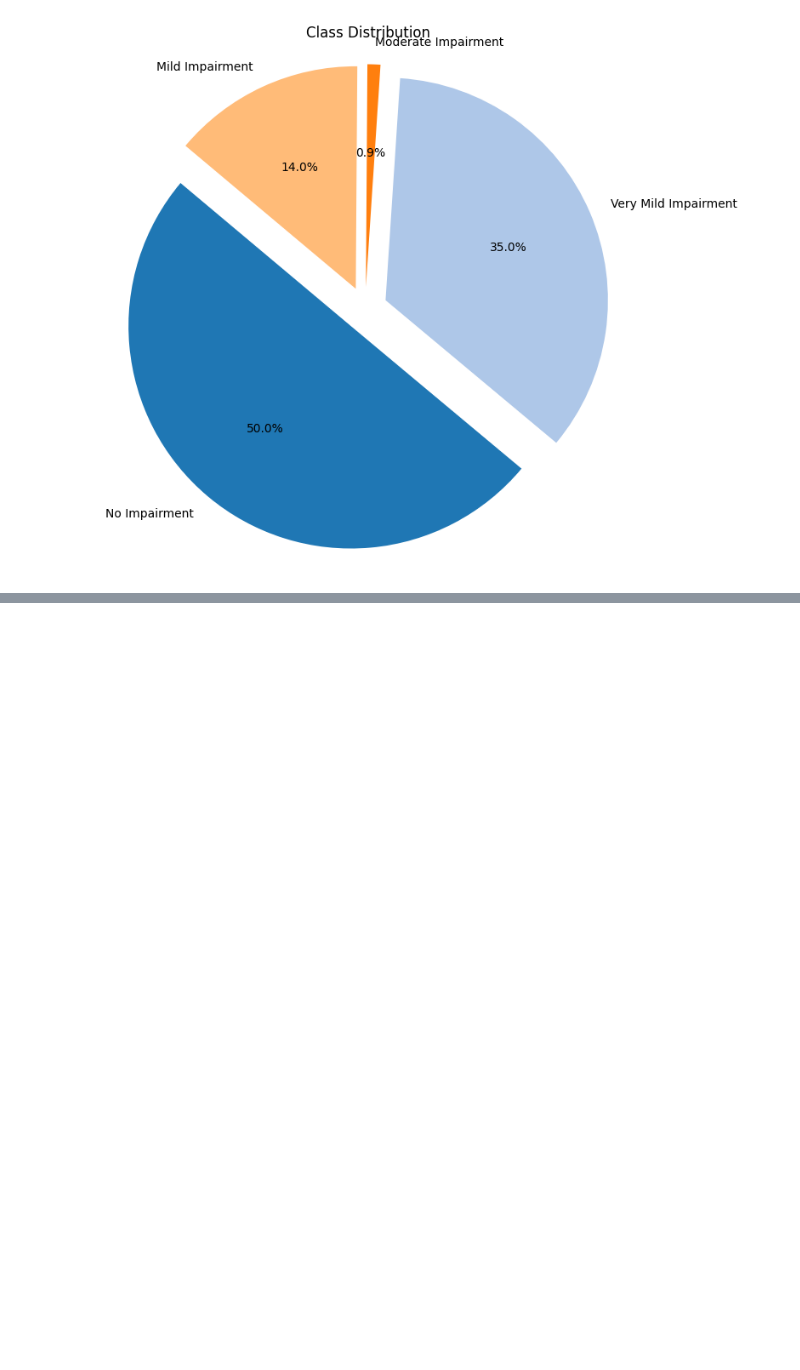
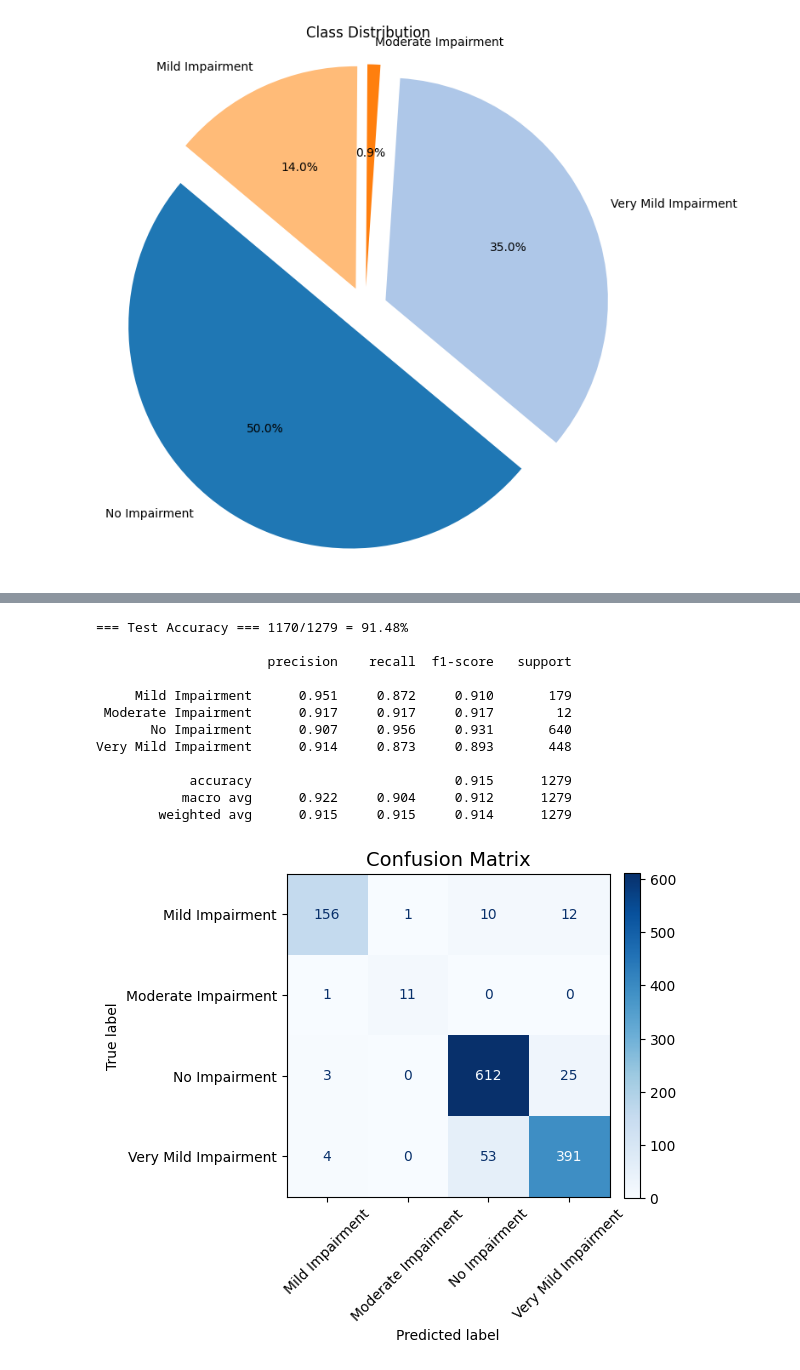
Before and after one commit to NabilSNaS/Alzheimer_Stage_Classification, a Jupyter notebook: alzheimer-mri-stage-classification.ipynb, the cells around one changed output, grey strips where cells are left out. Cells and saved outputs as stored; diff of their text form; code cells hidden in the pictures; blank space fills up the shorter version.

Commit message:
Kaggle Notebook | Alzheimer_MRI_Stage_Classification_RexNet_150 | Version 5

```diff
--- a/alzheimer-mri-stage-classification.ipynb
+++ b/alzheimer-mri-stage-classification.ipynb
@@ -736,0 +555,14 @@ This share link expires in 1 week. For free permanent hosting and GPU upgrades,
+# %%
+# Check val accuracy to confirm
+all_preds_val, all_labels_val = [], []
+with torch.no_grad():
+    for images, labels in val_dl:
+        images, labels = images.to(device), labels.to(device)
+        outputs = model(images)
+        preds = outputs.argmax(dim=1)
+        all_preds_val.extend(preds.cpu().numpy())
+        all_labels_val.extend(labels.cpu().numpy())
+
+correct_val = np.sum(np.array(all_preds_val) == np.array(all_labels_val))
+total_val   = len(all_labels_val)
+print(f"Val Accuracy: {correct_val}/{total_val} = {100*correct_val/total_val:.2f}%")
@@ -736,0 +599,49 @@ This share link expires in 1 week. For free permanent hosting and GPU upgrades,
+# %%
+import numpy as np
+import matplotlib.pyplot as plt
+from sklearn.metrics import classification_report, confusion_matrix, ConfusionMatrixDisplay
+
+# ==== Inference on test set ====
+all_preds, all_labels = [], []
+with torch.no_grad():
+    for images, labels in ts_dl:
+        images, labels = images.to(device), labels.to(device)
+        outputs = model(images)
+        preds = outputs.argmax(dim=1)
+        all_preds.extend(preds.cpu().numpy())
+        all_labels.extend(labels.cpu().numpy())
+
+# ==== Metrics & Confusion Matrix ====
+correct = np.sum(np.array(all_preds) == np.array(all_labels))
+total = len(all_labels)
+print(f"\n=== Test Accuracy === {correct}/{total} = {100*correct/total:.2f}%\n")
+print(classification_report(all_labels, all_preds, target_names=class_names, digits=3))
+
+cm = confusion_matrix(all_labels, all_preds)
+disp = ConfusionMatrixDisplay(confusion_matrix=cm, display_labels=class_names)
+
+fig, ax = plt.subplots(figsize=(6, 6))
+disp.plot(cmap="Blues", xticks_rotation=45, ax=ax, colorbar=False)
+
+im = ax.images[0]
+fig.colorbar(im, ax=ax, fraction=0.046, pad=0.04)
+
+ax.set_title("Confusion Matrix", fontsize=14)
+ax.tick_params(axis='x', labelsize=10)
+ax.tick_params(axis='y', labelsize=10)
+plt.tight_layout()
+plt.show()
+# %% [output]
+=== Test Accuracy === 1170/1279 = 91.48%
+
+                      precision    recall  f1-score   support
+
+     Mild Impairment      0.951     0.872     0.910       179
+ Moderate Impairment      0.917     0.917     0.917        12
+       No Impairment      0.907     0.956     0.931       640
+Very Mild Impairment      0.914     0.873     0.893       448
+
+            accuracy                          0.915      1279
+           macro avg      0.922     0.904     0.912      1279
+        weighted avg      0.915     0.915     0.914      1279
+[figure, added]
```
Also changed, not shown: parts of 6 cells of this notebook.
